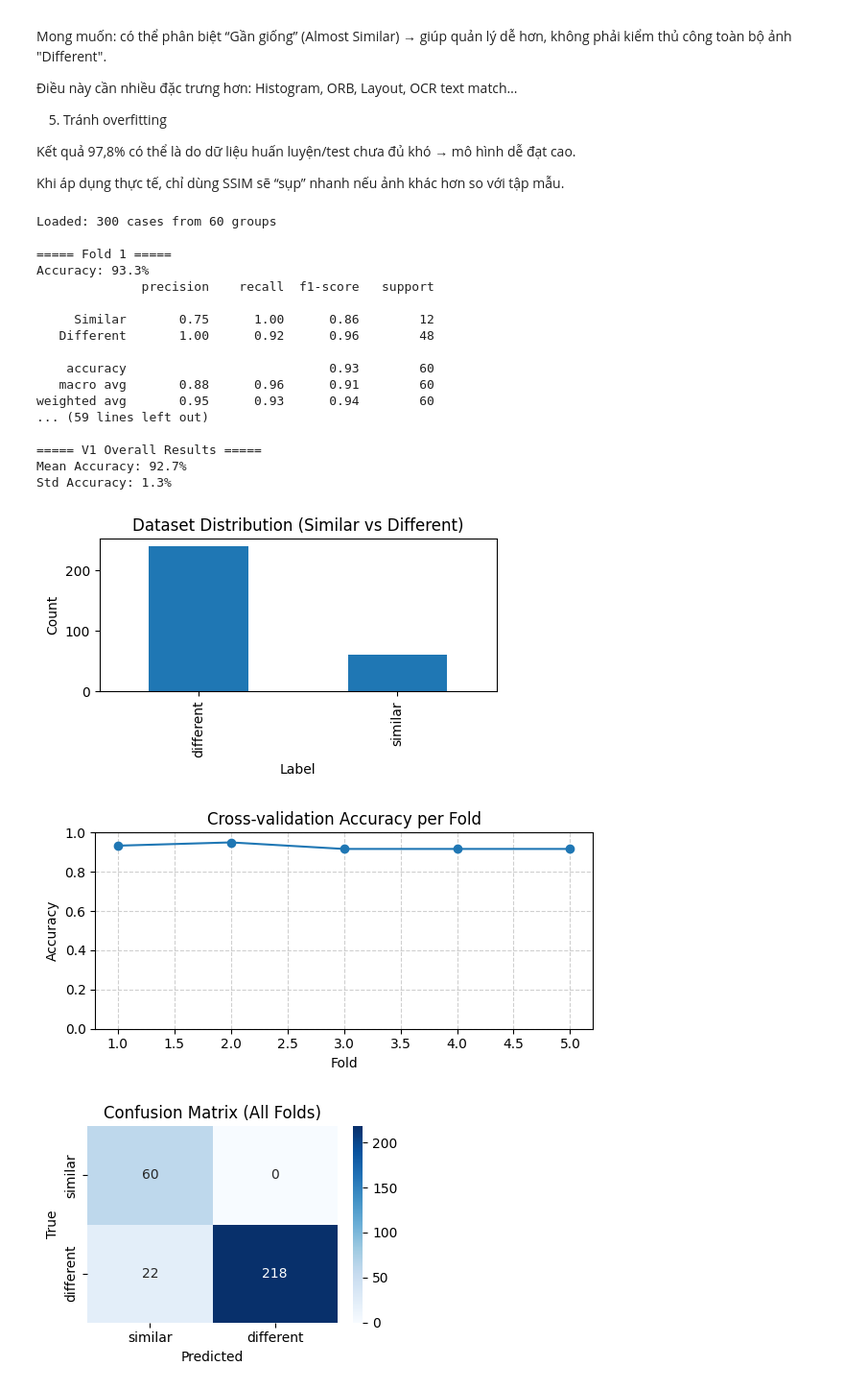
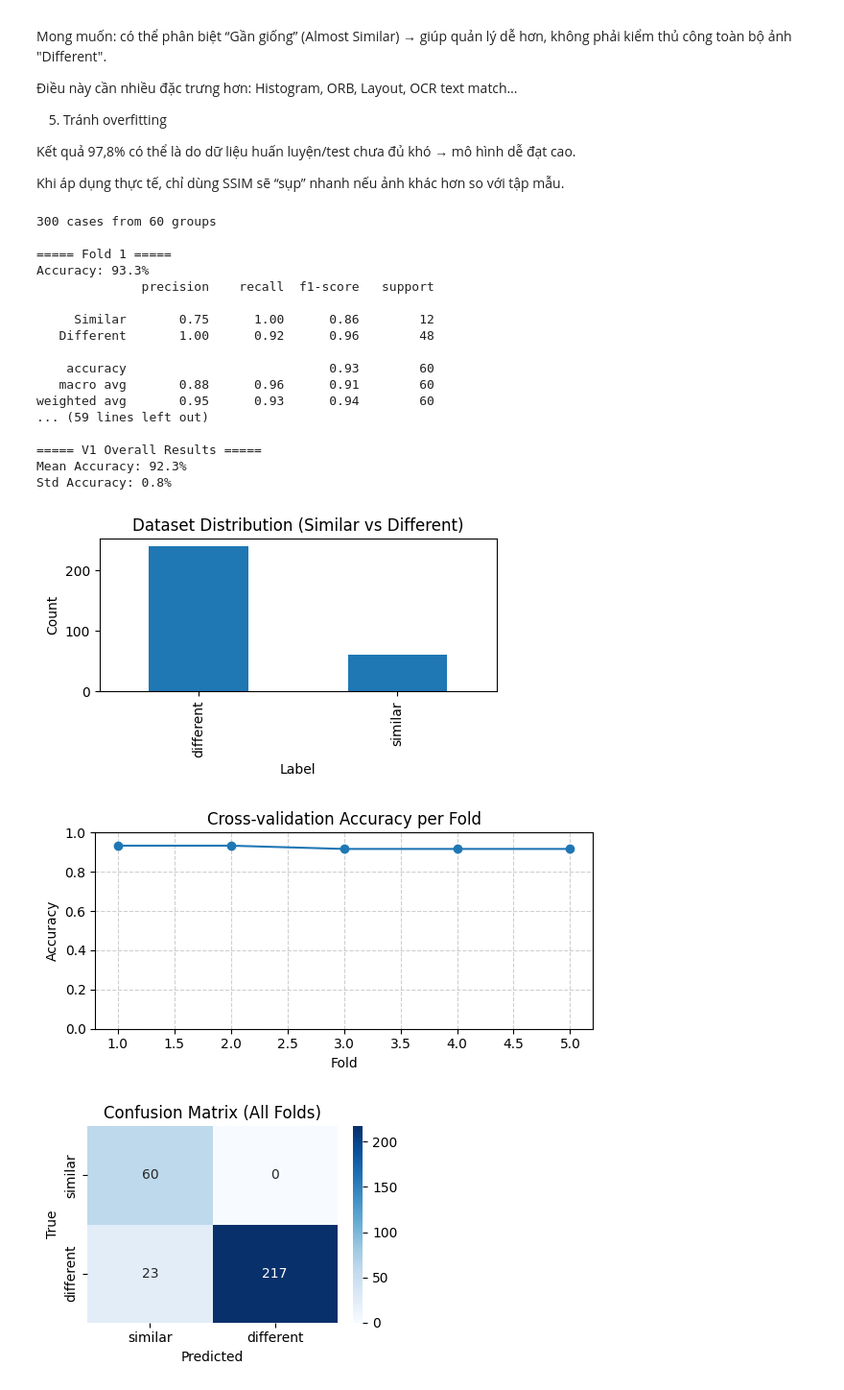
Before and after one commit to ThanhNo0308/VisualTesting, a Jupyter notebook: visualtesting/ver_1.ipynb, the cells around one changed output. Shown: that part at 96% size. Cells and saved outputs as stored; diff of their text form; code cells hidden in the pictures.

```diff
--- a/visualtesting/ver_1.ipynb
+++ b/visualtesting/ver_1.ipynb
@@ -66,7 +66,7 @@ class Ver_1_SVM:
     def _prep_gray(self, img):
         g = cv2.imread(img, cv2.IMREAD_GRAYSCALE)
         if g is None: return None
-        max_pixels = 600_000
+        max_pixels = 700_000
         h, w = g.shape
         if h * w > max_pixels:
             s = (max_pixels / (h * w)) ** 0.5
@@ -96,6 +96,6 @@ class Ver_1_SVM:
         print(confusion_matrix(yte, yp))
 
 cases = load_cases()
-print(f"Loaded: {len(cases)} cases")
+print(f"{len(cases)} cases")
 Ver_1_SVM().train_eval(cases)
 # %% [output]
@@ -200,7 +200,8 @@ class Ver_1_SVM:
         self.model = SVC(
             kernel=kernel,
             C=C,
-            class_weight='balanced'
+            class_weight='balanced',
+            random_state=42
         )
         self.map = {'similar': 0, 'different': 1}
         self.names = ['Similar', 'Different']
@@ -208,7 +209,7 @@ class Ver_1_SVM:
     def _prep_gray(self, img):
         g = cv2.imread(img, cv2.IMREAD_GRAYSCALE)
         if g is None: return None
-        max_pixels = 600_000
+        max_pixels = 700_000
         h, w = g.shape
         if h * w > max_pixels:
             s = (max_pixels / (h * w)) ** 0.5
@@ -225,12 +226,6 @@ class Ver_1_SVM:
 
     def feat(self, a, b):
         return [self.f_ssim(a, b)]
-
-    def fit(self, X, y):
-        self.scaler.fit(X); self.model.fit(self.scaler.transform(X), y)
-        return self
-    def predict(self, X):
-        return self.model.predict(self.scaler.transform(X))
 
     def train_eval_kfold(self, cases, groups, n_splits=5):
         X = [self.feat(a, b) for a, b, l in cases]
@@ -266,11 +261,11 @@ class Ver_1_SVM:
         return np.mean(accuracies), np.std(accuracies)
 
 cases, groups = load_cases()
-print(f"Loaded: {len(cases)} cases from {len(set(groups))} groups")
+print(f"{len(cases)} cases from {len(set(groups))} groups")
 v1_model = Ver_1_SVM()
 v1_mean, v1_std = v1_model.train_eval_kfold(cases, groups, n_splits=5)
 # %% [output]
-Loaded: 300 cases from 60 groups
+300 cases from 60 groups
 
 ===== Fold 1 =====
 Accuracy: 93.3%
@@ -285,8 +280,8 @@ weighted avg       0.95      0.93      0.94        60
 ... (59 lines left out)
 
 ===== V1 Overall Results =====
-Mean Accuracy: 92.7%
-Std Accuracy: 1.3%
+Mean Accuracy: 92.3%
+Std Accuracy: 0.8%
 # %%
 import pandas as pd
 
@@ -328,34 +323,38 @@ all_true, all_pred = [], []
 for train_idx, test_idx in gkf.split(df_v1, df_v1['label'], groups):
     X_train, X_test = df_v1.iloc[train_idx][['SSIM']], df_v1.iloc[test_idx][['SSIM']]
     y_train, y_test = df_v1.iloc[train_idx]['label'], df_v1.iloc[test_idx]['label']
-    model = v1_model.fit(X_train, y_train)
-    preds = model.predict(X_test)
+    v1_model.scaler.fit(X_train)
+    v1_model.model.fit(v1_model.scaler.transform(X_train),
+                    [v1_model.map[l] for l in y_train])
+    preds_int = v1_model.model.predict(v1_model.scaler.transform(X_test))
+    inv_map = {v:k for k,v in v1_model.map.items()}
+    preds = [inv_map[i] for i in preds_int]
     accs.append(accuracy_score(y_test, preds))
     all_true.extend(y_test)
     all_pred.extend(preds)
 
 plt.figure(figsize=(6,3))
 plt.plot(range(1,6), accs, marker='o')
 plt.title("Cross-validation Accuracy per Fold")
 plt.xlabel("Fold")
 plt.ylabel("Accuracy")
 plt.ylim(0,1)
 plt.grid(True, linestyle="--", alpha=0.6)
 plt.tight_layout()
 plt.show()
 
 cm = confusion_matrix(all_true, all_pred, labels=['similar','different'])
 
 plt.figure(figsize=(4,3))
 sns.heatmap(cm, annot=True, fmt="d", cmap="Blues",
             xticklabels=['similar','different'],
             yticklabels=['similar','different'])
 plt.title("Confusion Matrix (All Folds)")
 plt.xlabel("Predicted")
 plt.ylabel("True")
 plt.tight_layout()
 plt.show()
 # %% [output]
 [figure]
-[figure, old version]
+[figure, new version]
 [figure]
```
Also changed, not shown: parts of 2 cells of this notebook, 8 other files.
